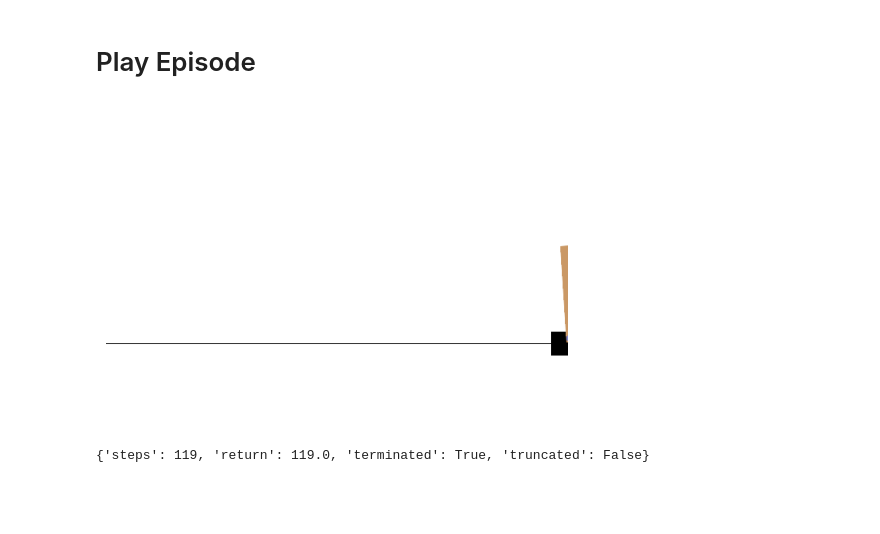
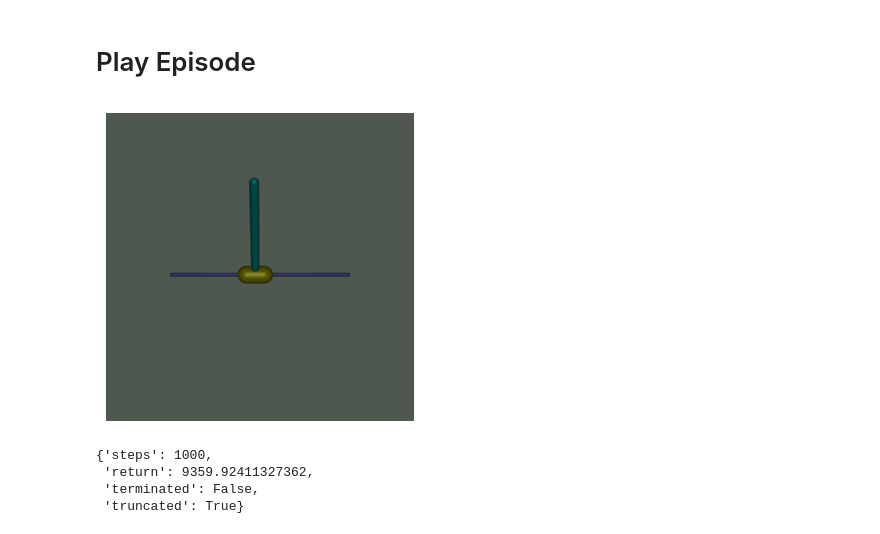
Before and after one commit to ordevoir/AgentsLab, a Jupyter notebook: notebooks/PPO_gymnasium.ipynb, the cells around one changed output. Drawn from its saved outputs; the diff is of its cells as text; code cells hidden in the pictures; blank space fills up the shorter version.

```diff
--- a/notebooks/PPO_gymnasium.ipynb
+++ b/notebooks/PPO_gymnasium.ipynb
@@ -42,10 +43,14 @@ WindowsPath('C:/Users/werna/Documents/GitHub/AgentsLab/runs/PPO_CartPole-v1_2025
 # %% [markdown]
 # Создание среды
 # %%
-from agentslab.envs.gym_factory import GymEnvConfig, make_gym_env
+from agentslab.envs.gym_factory import GymConfig, make_gym_env
 from torchrl.envs.utils import check_env_specs
 
-env_cfg = GymEnvConfig(env_id=ENV_ID, seed=genCfg.seed)
+env_cfg = GymConfig(env_id=ENV_ID,
+                    seed=genCfg.seed,
+                    init_norm_iter=3000,
+                    obs_keys=["observation"]
+                    )
 
 env = make_gym_env(env_cfg)
 check_env_specs(env)
@@ -370,18 +366,28 @@ eval_policy(env, actor, episodes=10)
 chkptr.load(pathCfg.ckpt_dir / "best.pt", strict=False, map_location=genCfg.device)
 # %% [markdown]
 # Play Episode
-# %%
-from agentslab.envs.gym_factory import play_episode
-
-cfg = GymEnvConfig(
-    env_id=ENV_ID,
-    render_mode="rgb_array",   # для inline
-    seed=genCfg.seed,
-    norm_obs=False,
-)
-
-stats = play_episode(actor, cfg, fps=60, return_frames=False)
-print(stats)  # {'steps': ..., 'return': ..., 'terminated': ..., 'truncated': ...}
-# %% [output]
-[figure, removed]
-{'steps': 119, 'return': 119.0, 'terminated': True, 'truncated': False}
+# %%
+from dataclasses import replace
+
+env_play = make_gym_env(replace(env_cfg,
+                                render_mode="rgb_array",
+                                loc=env.transform[1].loc,
+                                scale=env.transform[1].scale
+                                ))
+# %%
+from agentslab.envs.gym_factory import play
+
+play(
+    actor,              # твой обученный актёр/policy
+    env_play,           # среда с render_mode="rgb_array" или "human"
+    fps=30,
+    exp_type=None,      # авто: MODE для дискретных, DETERMINISTIC для непрерывных
+    figsize=(6, 4),
+    return_frames=False
+)
+# %% [output]
+[figure, added]
+{'steps': 1000,
+ 'return': 9359.92411327362,
+ 'terminated': False,
+ 'truncated': True}
```
Also changed, not shown: parts of 10 cells of this notebook, 40 other files.
